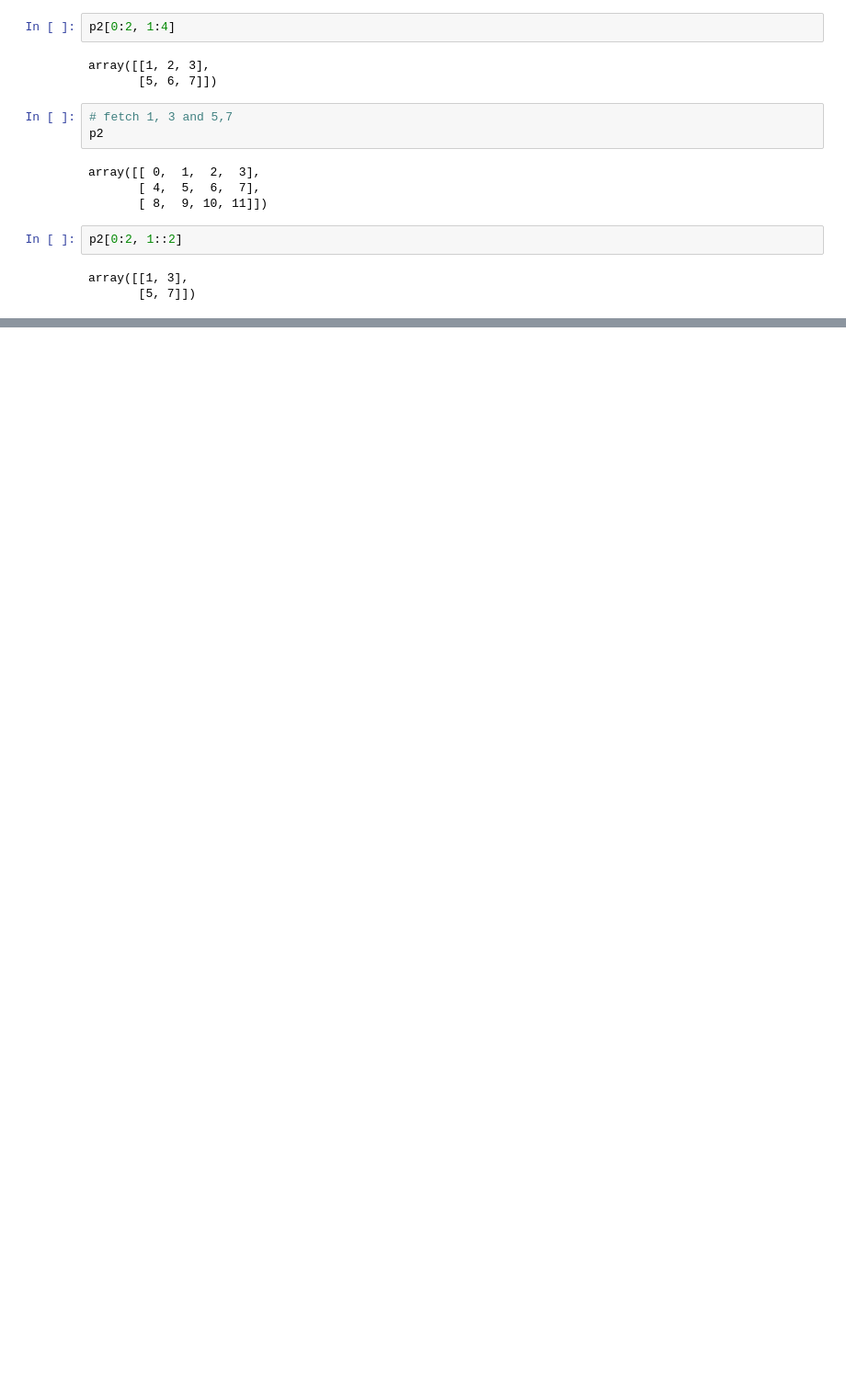
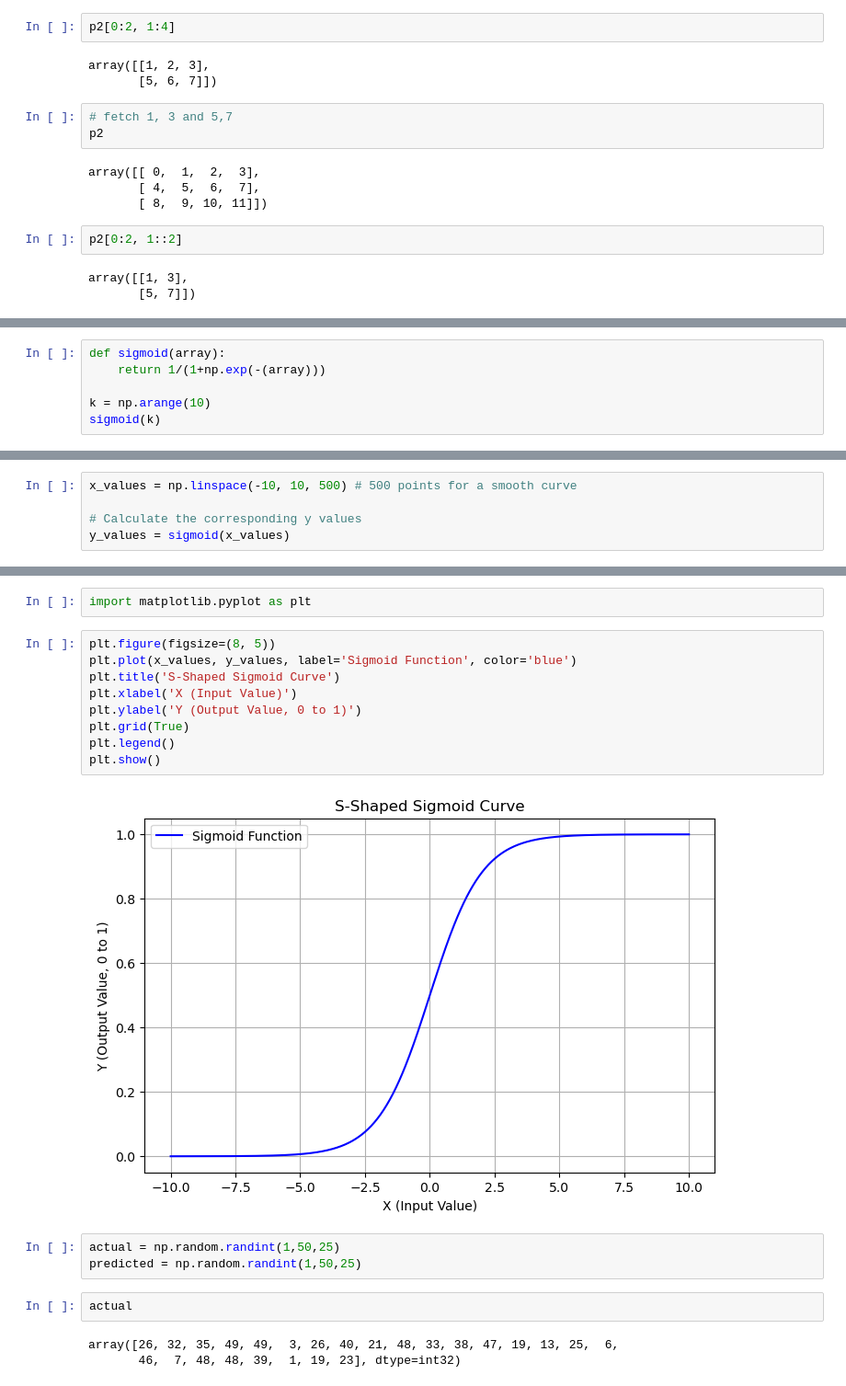
Before and after one commit to Mikun007/Agentic-AI-Generative-AI-AI-ML-DA-FSDS-_-Codes_Experties, a Jupyter notebook: Numpy Practice/numpy_task.ipynb, the cells around one changed output, grey strips where cells are left out. Shown at 92% size. Saved outputs shown, nothing was run; the diff lists cells and outputs as text; blank space fills up the shorter version.

Commit message:
numpy task till working with missing values

```diff
--- a/Numpy Practice/numpy_task.ipynb
+++ b/Numpy Practice/numpy_task.ipynb
@@ -673,0 +1399,6 @@ array([[1, 3],
+# %%
+def sigmoid(array):
+    return 1/(1+np.exp(-(array)))
+
+k = np.arange(10)
+sigmoid(k)
@@ -673,0 +1408,5 @@ array([[1, 3],
+# %%
+x_values = np.linspace(-10, 10, 500) # 500 points for a smooth curve
+
+# Calculate the corresponding y values
+y_values = sigmoid(x_values)
@@ -673,0 +1453,21 @@ array([[1, 3],
+# %%
+import matplotlib.pyplot as plt
+# %%
+plt.figure(figsize=(8, 5))
+plt.plot(x_values, y_values, label='Sigmoid Function', color='blue')
+plt.title('S-Shaped Sigmoid Curve')
+plt.xlabel('X (Input Value)')
+plt.ylabel('Y (Output Value, 0 to 1)')
+plt.grid(True)
+plt.legend()
+plt.show()
+# %% [output]
+[figure, added]
+# %%
+actual = np.random.randint(1,50,25)
+predicted = np.random.randint(1,50,25)
+# %%
+actual
+# %% [output]
+array([26, 32, 35, 49, 49,  3, 26, 40, 21, 48, 33, 38, 47, 19, 13, 25,  6,
+       46,  7, 48, 48, 39,  1, 19, 23], dtype=int32)
```
Also changed, not shown: parts of 121 cells of this notebook.
